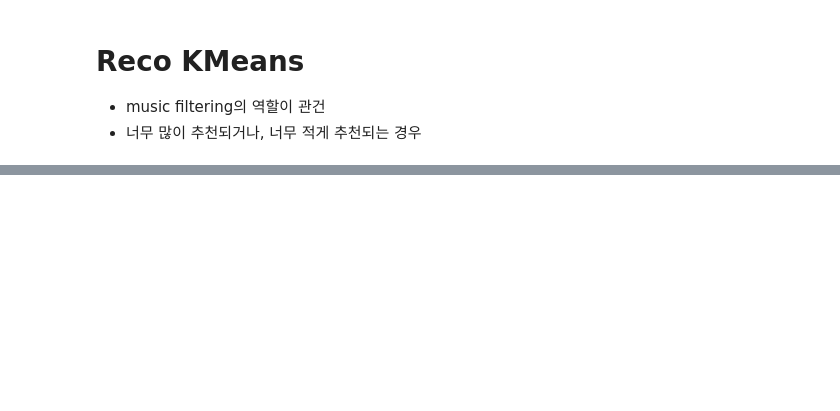
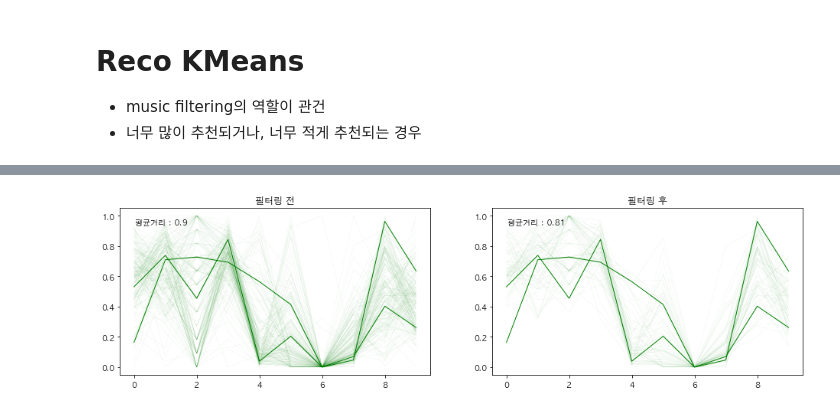
Before and after one commit to MuLetter/muletter-research, a Jupyter notebook: pt3-ex.Recommender Module Test.ipynb, the cells around one changed output, grey strips where cells are left out. Saved outputs shown, nothing was run; the diff lists cells and outputs as text; code cells hidden in the pictures; blank space fills up the shorter version.

```diff
--- a/pt3-ex.Recommender Module Test.ipynb
+++ b/pt3-ex.Recommender Module Test.ipynb
@@ -71,0 +83,47 @@ ECV 52%
+# %%
+matplotlib.rc('font', family='AppleGothic')
+plt.rcParams['axes.unicode_minus'] = False
+
+features = reco.features_bak
+norm_features = reco.norm_features_bak
+
+my_tracks = reco.my_tracks
+reco_tracks = reco.reco_musics
+
+chk_idxes = my_tracks['trackId'].values
+my_idxes = features[np.isin(features['trackId'], chk_idxes)].index
+reco_idxes = features[~np.isin(features['trackId'], chk_idxes)].index
+
+my_features = norm_features[my_idxes]
+reco_features = norm_features[reco_idxes]
+
+
+
+titles = ['필터링 전', '필터링 후']
+plt.figure(figsize=(16,4))
+
+for idx in range(0,2):
+    ax = plt.subplot(1,2, idx+1)
+
+    euc_check = euc(my_features, reco_features).mean()
+    ax.plot(my_features.T, c='g', linewidth=1)
+    ax.plot(reco_features.T, c='g', linewidth=0.03)
+
+    reco_features = norm_features[
+        features[np.isin(features['trackId'],reco_tracks['trackId'])].index
+    ]
+
+    ax.text(
+        0.05,
+        0.9,
+        "평균거리 : {}".format(round(euc_check * 100) / 100),
+        ha='left',
+        transform=ax.transAxes
+    )
+    ax.set_title(titles[idx])
+
+now_time = dt.datetime.now().strftime("%Y%m%dT%H%M%Sms%f")
+visual_image = "./visual_images/visual_{}.png".format(now_time)
+plt.savefig(visual_image)
+# %% [output]
+[figure, added]
```
Also changed, not shown: parts of 6 cells of this notebook, 4 other files.
